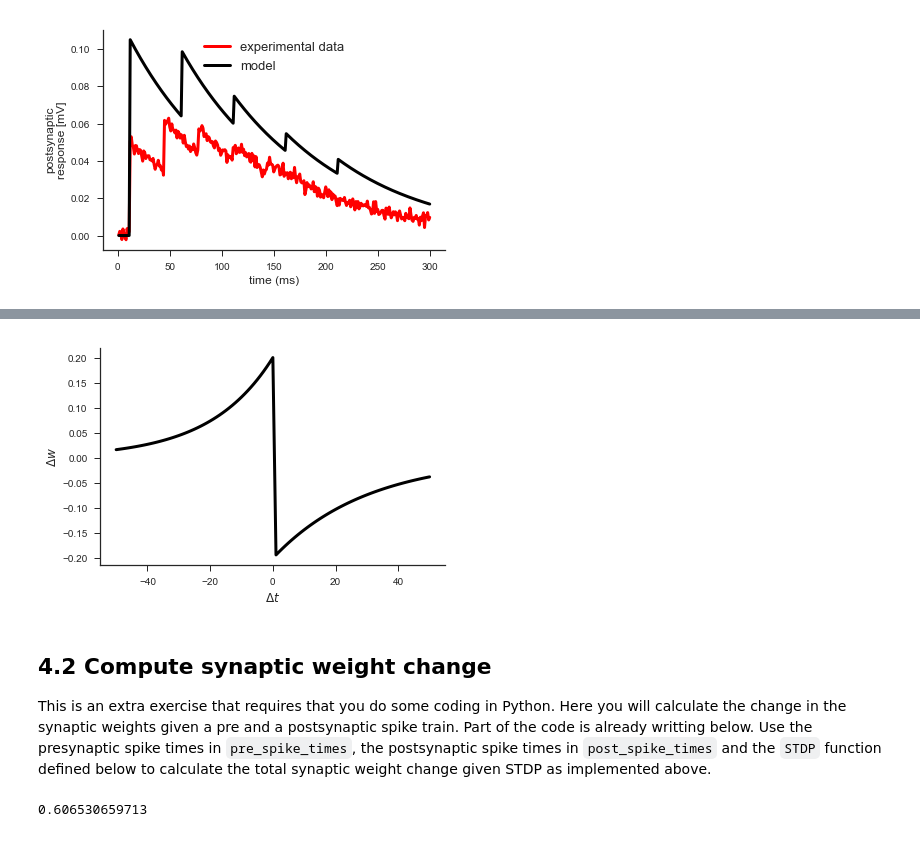
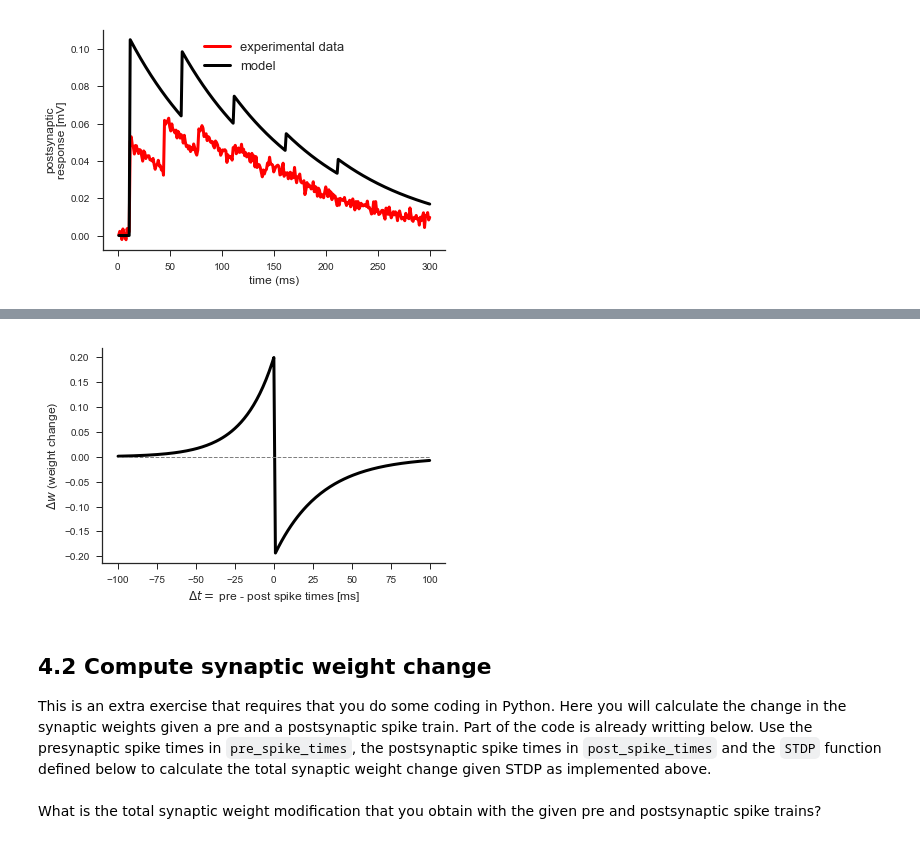
Before and after one commit to ruipontecosta/courses, a Jupyter notebook: Modelling synaptic plasticity (STP and STDP).ipynb, the cells around one changed output, grey strips where cells are left out. Saved outputs shown, nothing was run; the diff lists cells and outputs as text; code cells hidden in the pictures.

```diff
--- a/Modelling synaptic plasticity (STP and STDP).ipynb
+++ b/Modelling synaptic plasticity (STP and STDP).ipynb
@@ -260,43 +253,48 @@ tau_LTD = 30.0 #LTD decay
 tau_LTP = 20.0 #LTP decay
 #-- Parameters: end --#
 
-deltaWs = np.zeros((50*2+1,1))
+ttime = 100
+deltaWs = np.zeros((ttime*2+1,1))
 
 c = 0
-for deltat in range(-50,50+1):
+for deltat in range(-ttime,ttime+1):
     if(deltat>0):
         deltaWs[c] = -A_LTD*np.exp(-deltat/tau_LTD)
     else:
         deltaWs[c] = A_LTP*np.exp(deltat/tau_LTP)
     c = c+1
 
 fig = plt.figure()
 
 lw = 3
 nrows = 1
 ncols = 2
 
 #A: Deltaw vs deltat responses
 ax_A = plt.subplot2grid((nrows,ncols), (0, 0), colspan=2)
 
-linear_fun = np.arange(-50,50+1)
+linear_fun = np.arange(-ttime,ttime+1)
 
 #ax_A.plot(linear_fun, data, label='experimental data', linewidth=lw, color='red')
 ax_A.plot(linear_fun, deltaWs, label='model', linewidth=lw, color='black')
-ax_A.set(xlabel='$\Delta t$', ylabel='$\Delta w$')#, xlim=(0,30), ylim=(-5,30))
-#ax_A.legend(fontsize=13, loc='upper center')
+ax_A.plot([-ttime, ttime], [0,0], linewidth=1, linestyle='dashed', color='gray')
+ax_A.set(xlabel='$\Delta t =$ pre - post spike times [ms]', ylabel='$\Delta w$ (weight change)')
+#ax_A.yaxis.label.set_size(40)
 
 sns.despine()
 
 plt.tight_layout()
 
 plt.show()
 # %% [output]
-[figure, old version]
+[figure, new version]
 # %% [markdown]
 ## 4.2 Compute synaptic weight change
 
 This is an extra exercise that requires that you do some coding in Python. Here you will calculate the change in the synaptic weights given a pre and a postsynaptic spike train. Part of the code is already writting below. Use the presynaptic spike times in `pre_spike_times`, the postsynaptic spike times in `post_spike_times` and the `STDP` function defined below to calculate the total synaptic weight change given STDP as implemented above.
+<br>
+<br>
+What is the total synaptic weight modification that you obtain with the given pre and postsynaptic spike trains?
 # %%
 nspikes = 5
 delay = 10
@@ -318,5 +316,3 @@ def STDP(deltat):
         return A_LTP*np.exp(deltat/tau_LTP)
 
 #Write remaining code here
-# %% [output]
-0.606530659713
```
Also changed, not shown: parts of 2 cells of this notebook.
